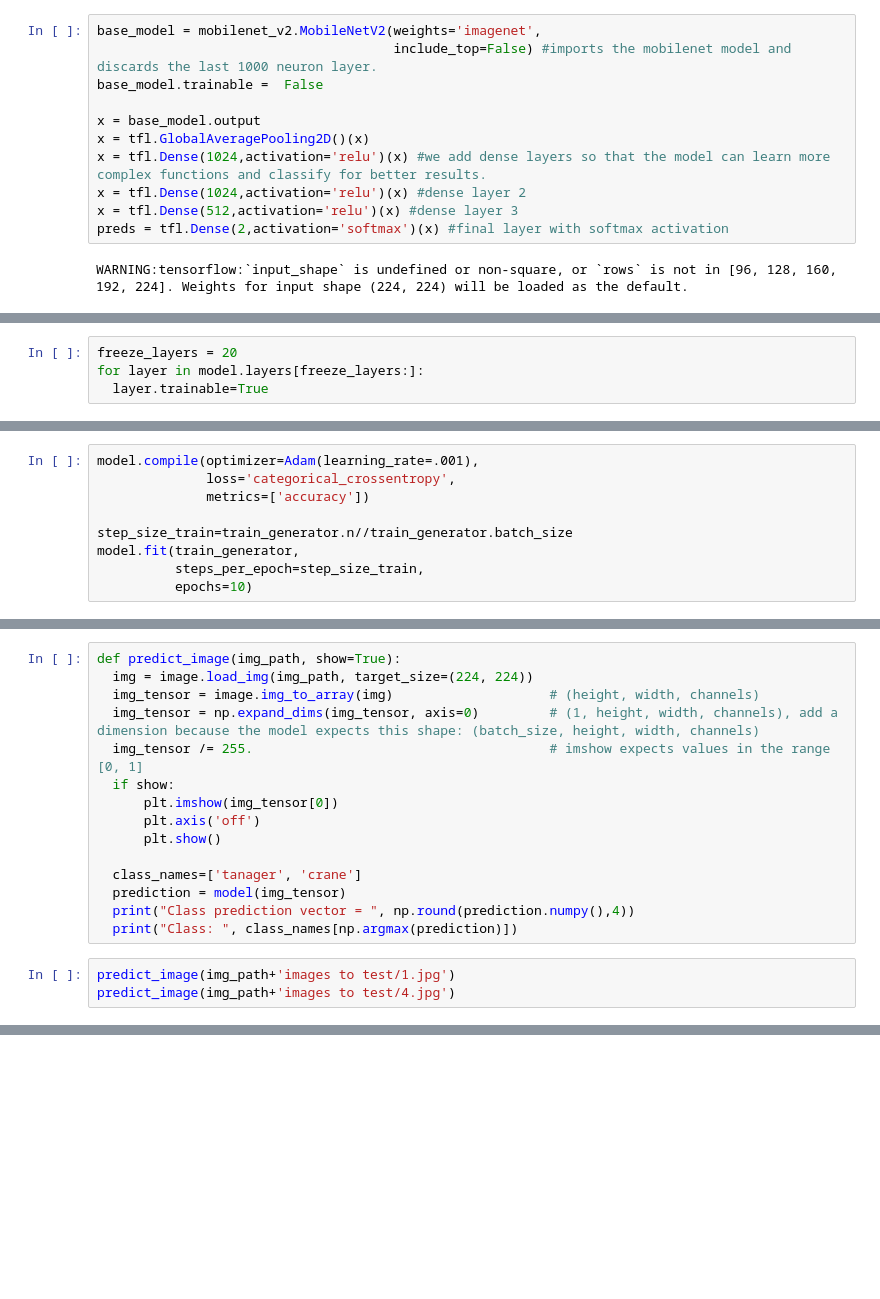
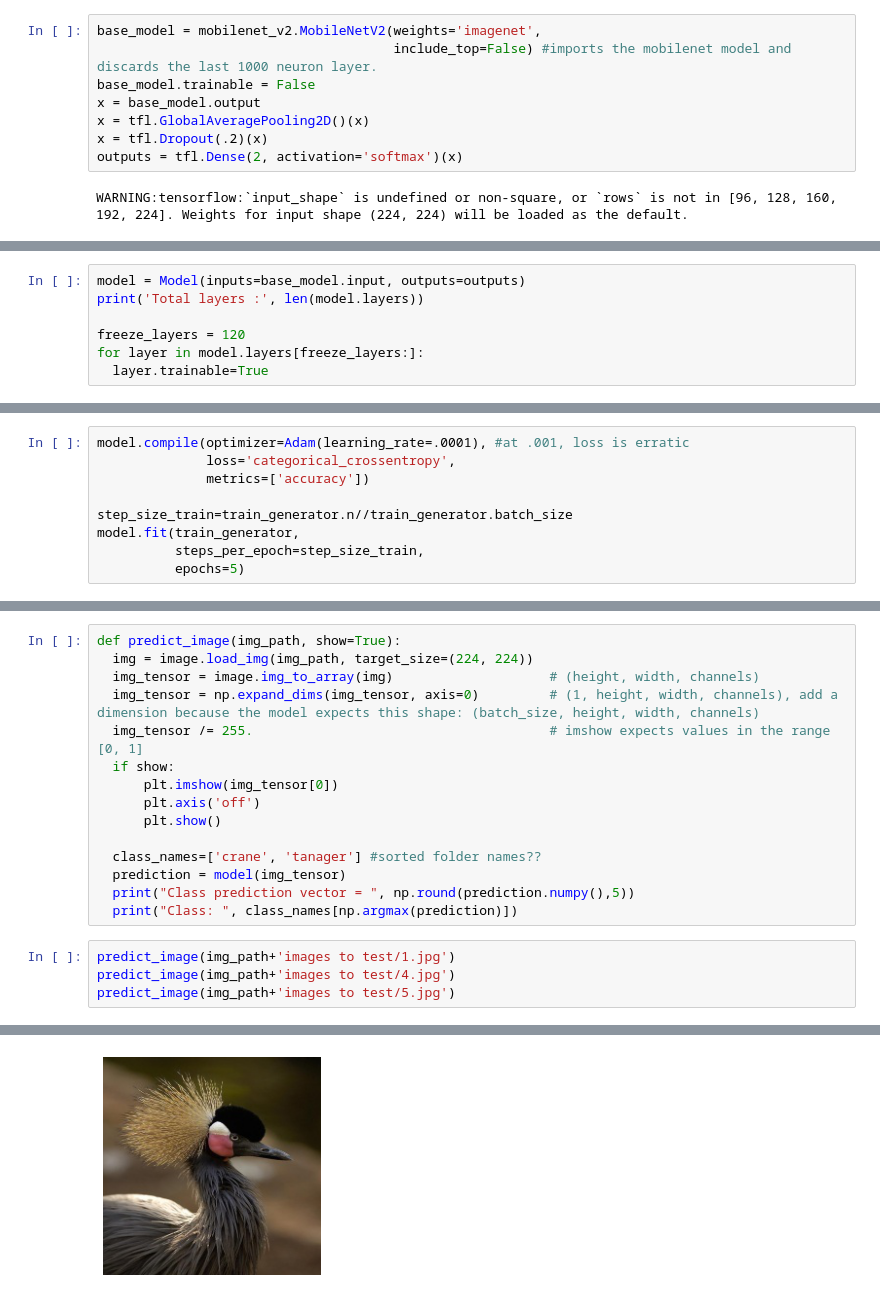
Before and after one commit to konstanzer/deep-learning, a Jupyter notebook: mobile_net_kerhaz.ipynb, the cells around one changed output, grey strips where cells are left out. Drawn from its saved outputs; the diff is of its cells as text; blank space fills up the shorter version.

```diff
--- a/mobile_net_kerhaz.ipynb
+++ b/mobile_net_kerhaz.ipynb
@@ -108,13 +83,10 @@ Lets now re-use MobileNet as it is quite lightweight (17Mb), freeze the base lay
 # %%
 base_model = mobilenet_v2.MobileNetV2(weights='imagenet',
                                       include_top=False) #imports the mobilenet model and discards the last 1000 neuron layer.
-base_model.trainable =  False
-
+base_model.trainable = False
 x = base_model.output
 x = tfl.GlobalAveragePooling2D()(x)
-x = tfl.Dense(1024,activation='relu')(x) #we add dense layers so that the model can learn more complex functions and classify for better results.
-x = tfl.Dense(1024,activation='relu')(x) #dense layer 2
-x = tfl.Dense(512,activation='relu')(x) #dense layer 3
-preds = tfl.Dense(2,activation='softmax')(x) #final layer with softmax activation
+x = tfl.Dropout(.2)(x)
+outputs = tfl.Dense(2, activation='softmax')(x)
 # %% [output]
 WARNING:tensorflow:`input_shape` is undefined or non-square, or `rows` is not in [96, 128, 160, 192, 224]. Weights for input shape (224, 224) will be loaded as the default.
@@ -125,4 +93,7 @@ model.summary()
 # %%
-freeze_layers = 20
+model = Model(inputs=base_model.input, outputs=outputs)
+print('Total layers :', len(model.layers))
+
+freeze_layers = 120
 for layer in model.layers[freeze_layers:]:
   layer.trainable=True
@@ -139,10 +102,10 @@ Found 76 images belonging to 2 classes.
 # %%
-model.compile(optimizer=Adam(learning_rate=.001),
+model.compile(optimizer=Adam(learning_rate=.0001), #at .001, loss is erratic
               loss='categorical_crossentropy',
               metrics=['accuracy'])
 
 step_size_train=train_generator.n//train_generator.batch_size
 model.fit(train_generator,
           steps_per_epoch=step_size_train,
-          epochs=10)
+          epochs=5)
 # %% [output]
@@ -178,12 +131,13 @@ def predict_image(img_path, show=True):
       plt.axis('off')
       plt.show()
 
-  class_names=['tanager', 'crane']
+  class_names=['crane', 'tanager'] #sorted folder names??
   prediction = model(img_tensor)
-  print("Class prediction vector = ", np.round(prediction.numpy(),4))
+  print("Class prediction vector = ", np.round(prediction.numpy(),5))
   print("Class: ", class_names[np.argmax(prediction)])
 # %%
 predict_image(img_path+'images to test/1.jpg')
 predict_image(img_path+'images to test/4.jpg')
+predict_image(img_path+'images to test/5.jpg')
 # %% [output]
 [figure]
@@ -194,0 +149 @@ Class:  tanager
+[figure, added]
```
Also changed, not shown: parts of 19 cells of this notebook.
